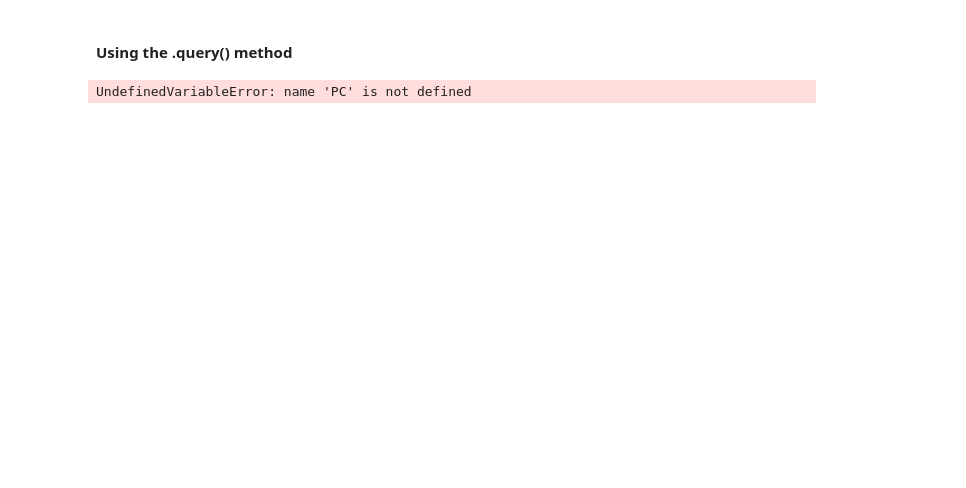
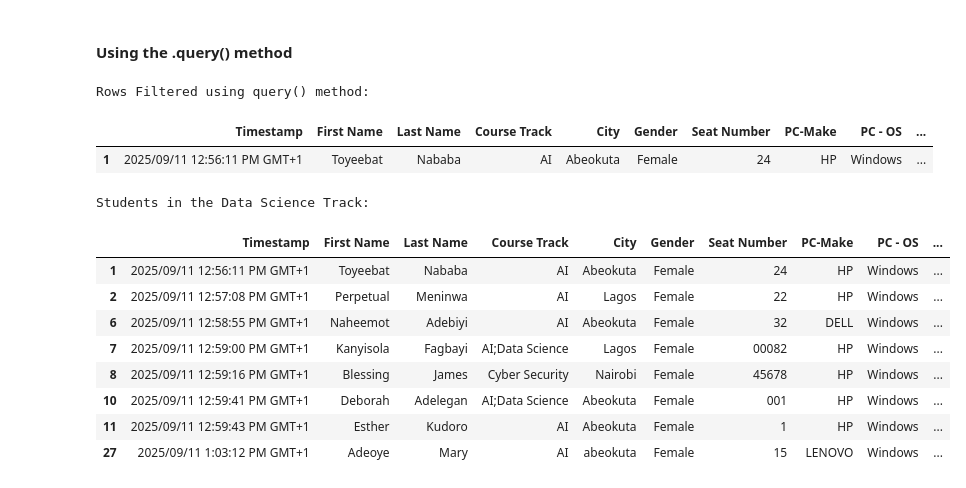
Before and after one commit to RoyalDhee/Data_Analysis, a Jupyter notebook: practice_pandas.ipynb, the cells around one changed output. Drawn from its saved outputs; the diff is of its cells as text; code cells hidden in the pictures; blank space fills up the shorter version.

```diff
--- a/practice_pandas.ipynb
+++ b/practice_pandas.ipynb
@@ -419,8 +419,26 @@ Rows where city is either Lagos or Sango:
 #### Using the .query() method
 # %%
 # Use query() to filter rows where course Track is 'AI' andFeedback is 'Excellent'
-query_filtered = bio_data.query("PC-Make == 'HP' and Feedback == 'Excellent'")
+query_filtered = bio_data.query("City == 'Abeokuta' and Feedback == 'Excellent'")
 print("Rows Filtered using query() method:")
 query_filtered
 # %% [output]
-UndefinedVariableError: name 'PC' is not defined
+Rows Filtered using query() method:
+|  | Timestamp | First Name | Last Name | Course Track | City | Gender | Seat Number | PC-Make | PC - OS | ... |
+| 1 | 2025/09/11 12:56:11 PM GMT+1 | Toyeebat | Nababa | AI | Abeokuta | Female | 24 | HP | Windows | ... |
+# %%
+# Filter rows where Gender is 'Male'
+data_science = bio_data.query("Gender == 'Female'")
+print("Students in that are female:")
+data_science
+# %% [output]
+Students in the Data Science Track:
+|  | Timestamp | First Name | Last Name | Course Track | City | Gender | Seat Number | PC-Make | PC - OS | ... |
+| 1 | 2025/09/11 12:56:11 PM GMT+1 | Toyeebat | Nababa | AI | Abeokuta | Female | 24 | HP | Windows | ... |
+| 2 | 2025/09/11 12:57:08 PM GMT+1 | Perpetual | Meninwa | AI | Lagos | Female | 22 | HP | Windows | ... |
+| 6 | 2025/09/11 12:58:55 PM GMT+1 | Naheemot | Adebiyi | AI | Abeokuta | Female | 32 | DELL | Windows | ... |
+| 7 | 2025/09/11 12:59:00 PM GMT+1 | Kanyisola | Fagbayi | AI;Data Science | Lagos | Female | 00082 | HP | Windows | ... |
+| 8 | 2025/09/11 12:59:16 PM GMT+1 | Blessing | James | Cyber Security | Nairobi | Female | 45678 | HP | Windows | ... |
+| 10 | 2025/09/11 12:59:41 PM GMT+1 | Deborah | Adelegan | AI;Data Science | Abeokuta | Female | 001 | HP | Windows | ... |
+| 11 | 2025/09/11 12:59:43 PM GMT+1 | Esther | Kudoro | AI | Abeokuta | Female | 1 | HP | Windows | ... |
+| 27 | 2025/09/11 1:03:12 PM GMT+1 | Adeoye | Mary | AI | abeokuta | Female | 15 | LENOVO | Windows | ... |
```
Also changed, not shown: parts of 6 cells of this notebook, 1 other file.
